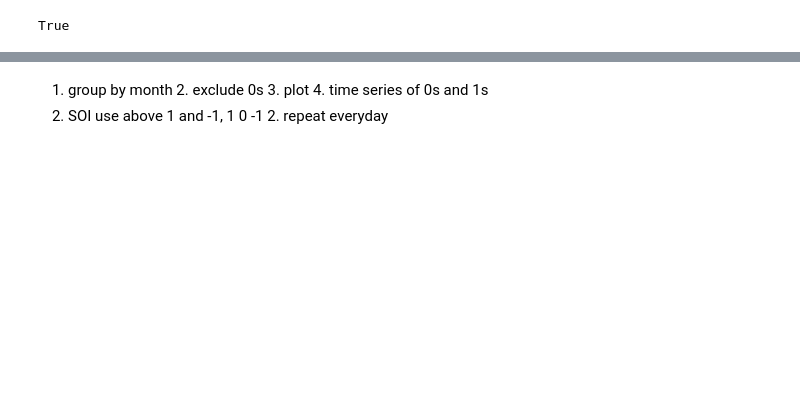
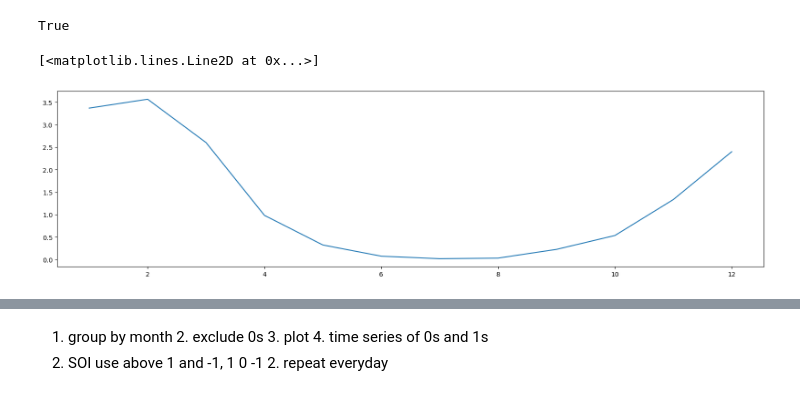
Before and after one commit to pippahtlin/Extreme-Precipitation, a Jupyter notebook: Import Data.ipynb, the cells around one changed output, grey strips where cells are left out. Saved outputs shown, nothing was run; the diff lists cells and outputs as text; code cells hidden in the pictures; blank space fills up the shorter version.

```diff
--- a/Import Data.ipynb
+++ b/Import Data.ipynb
@@ -75,5 +101,15 @@ rf
 rf[(rf['month'] == 1) & (rf['daily rain'] > extremes[1])].count()['binary rain'] == rf[(rf['month'] == 1) & (rf['binary rain'] == 1)].count()['binary rain']
 # %% [output]
 True
+# %%
+# Climatology
+avg_month = rf.groupby('month').mean()['daily rain']
+avg_month
+
+plt.figure(figsize=(20, 5))
+plt.plot(avg_month)
+# %% [output]
+[<matplotlib.lines.Line2D at 0x...>]
+[figure, added]
 # %%
 plt.figure(figsize=(20, 5))
```
Also changed, not shown: parts of 18 cells of this notebook, 3 other files.
